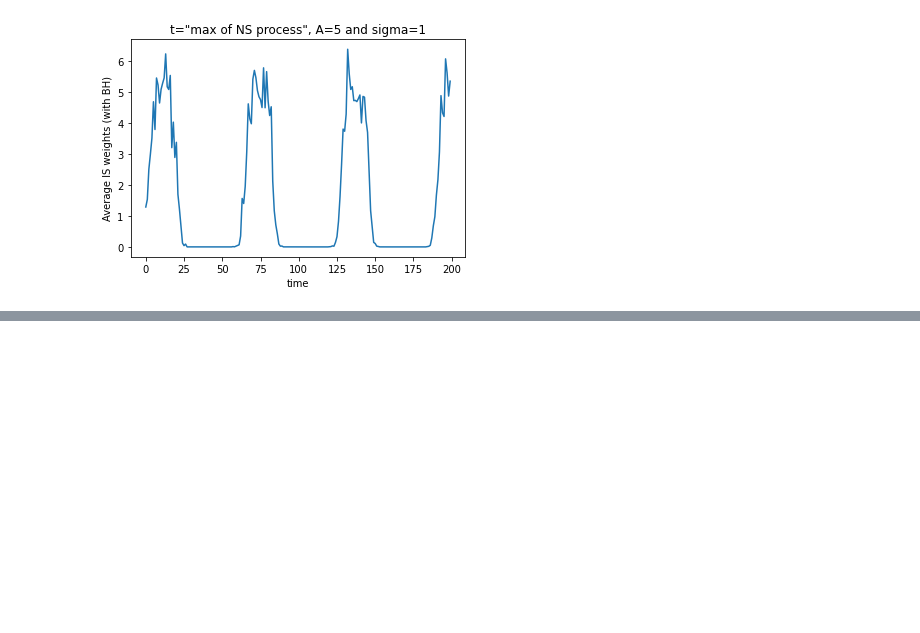
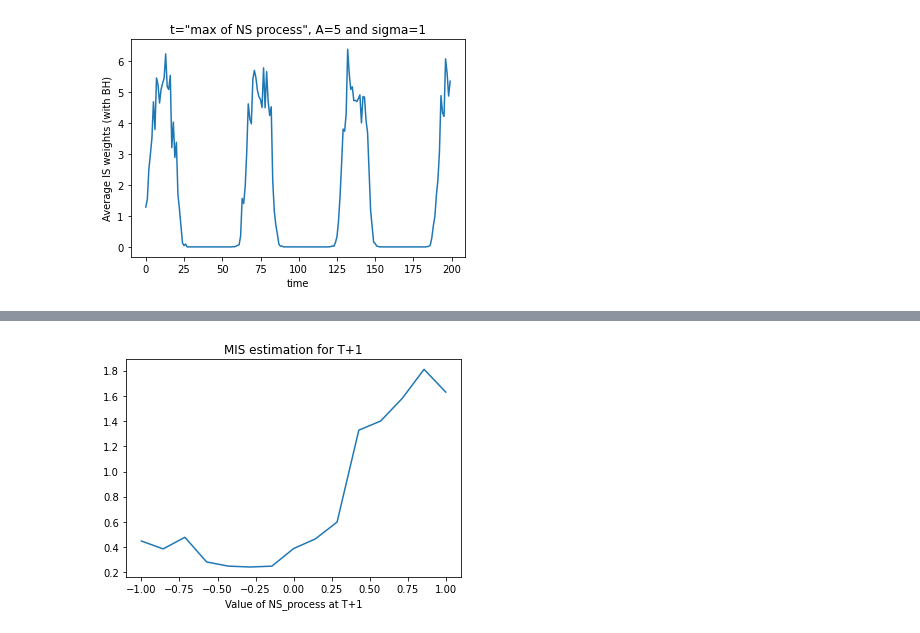
Before and after one commit to francescovidaich964/Como_lake, a Jupyter notebook: bandit_tests/non-stat_contextual_bandits.ipynb, the cells around one changed output, grey strips where cells are left out. Saved outputs shown, nothing was run; the diff lists cells and outputs as text; code cells hidden in the pictures; blank space fills up the shorter version.

```diff
--- a/bandit_tests/non-stat_contextual_bandits.ipynb
+++ b/bandit_tests/non-stat_contextual_bandits.ipynb
@@ -535,0 +637,30 @@ ax.legend()
+# %%
+### Repeat process to evaluate performance at T+1 as functions of last_val
+possible_values = np.linspace(-1, 1, 15)
+all_performances = np.zeros(len(possible_values))
+
+# Build NS process up to T and the environment
+T = 95
+phi = 0.1
+psi = 0
+A = 5
+NS_process = np.sin( phi * np.arange(T) + psi )
+simple_env = simpler_environment(NS_process)
+
+# For each possible last value...
+for i in tqdm(range(len(possible_values))):
+
+    # Complete NS_process and build hyperpolicy
+    custom_proc = np.append(NS_process, possible_values[i])
+    nu = hyperpolicy(param_based=True, sigma_theta=1, theta_means=A*custom_proc)
+
+    # Run hyperpolicy and estimate its perfromance at time T+1
+    thetas, rewards, actions, theta_means = simple_env.play(nu, get_p=True)
+    all_performances[i] += MIS_bh_estimation(nu, thetas, rewards, alpha=T, beta=1)[1] / replicas
+# %%
+plt.plot(possible_values, all_performances)
+plt.xlabel('Value of NS_process at T+1')
+plt.title('MIS estimation for T+1')
+plt.show()
+# %% [output]
+[figure, added]
```
Also changed, not shown: parts of 11 cells of this notebook, 2 other files.
